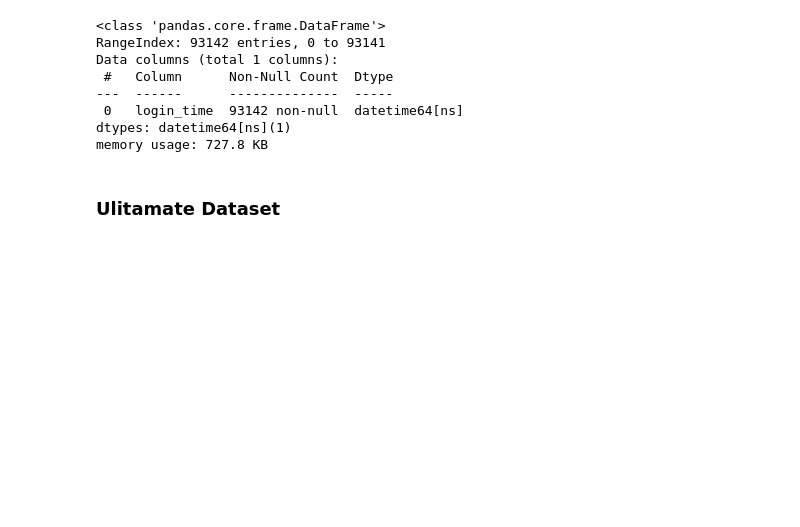
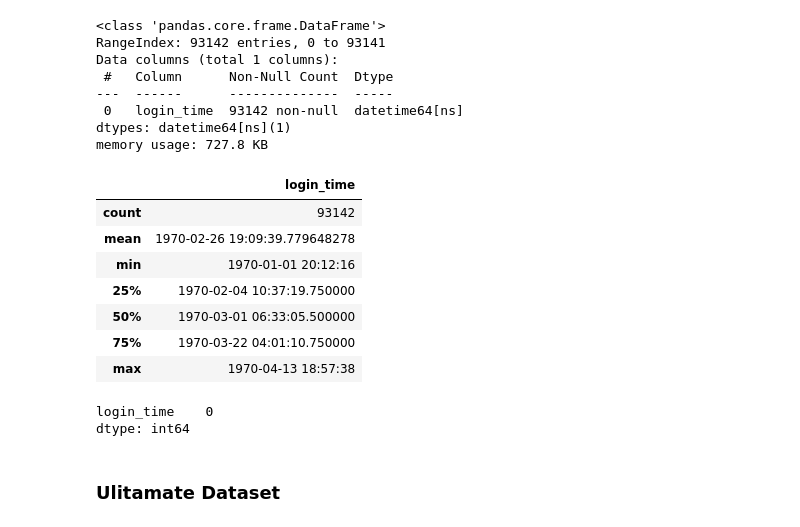
Before and after one commit to ChadDelany/challenge_ultimate, a Jupyter notebook: challenge_ultimate.ipynb, the cells around one changed output. Saved outputs shown, nothing was run; the diff lists cells and outputs as text; code cells hidden in the pictures; blank space fills up the shorter version.

Commit message:
null values in logins, describe stats

```diff
--- a/challenge_ultimate.ipynb
+++ b/challenge_ultimate.ipynb
@@ -69,6 +69,23 @@ Data columns (total 1 columns):
  0   login_time  93142 non-null  datetime64[ns]
 dtypes: datetime64[ns](1)
 memory usage: 727.8 KB
+# %%
+logins.describe(datetime_is_numeric=True)
+# %% [output]
+|  | login_time |
+| count | 93142 |
+| mean | 1970-02-26 19:09:39.779648278 |
+| min | 1970-01-01 20:12:16 |
+| 25% | 1970-02-04 10:37:19.750000 |
+| 50% | 1970-03-01 06:33:05.500000 |
+| 75% | 1970-03-22 04:01:10.750000 |
+| max | 1970-04-13 18:57:38 |
+# %%
+# Characterizing the NaN within the data.
+logins.isna().sum()
+# %% [output]
+login_time    0
+dtype: int64
 # %% [markdown]
 ### Ulitamate Dataset
 # %%
```
